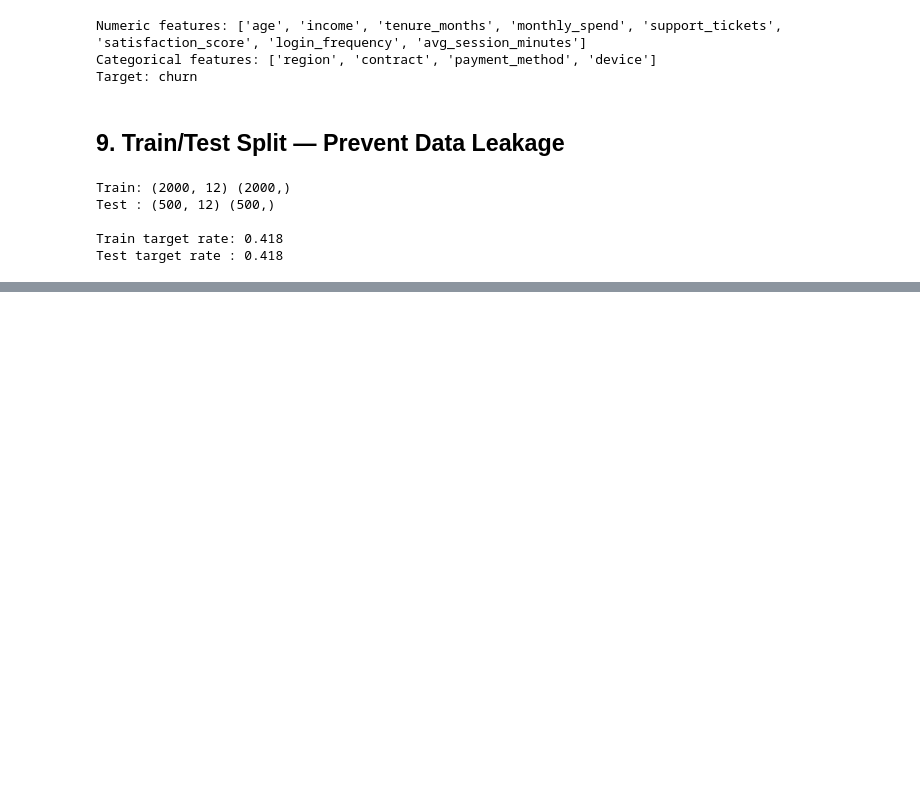
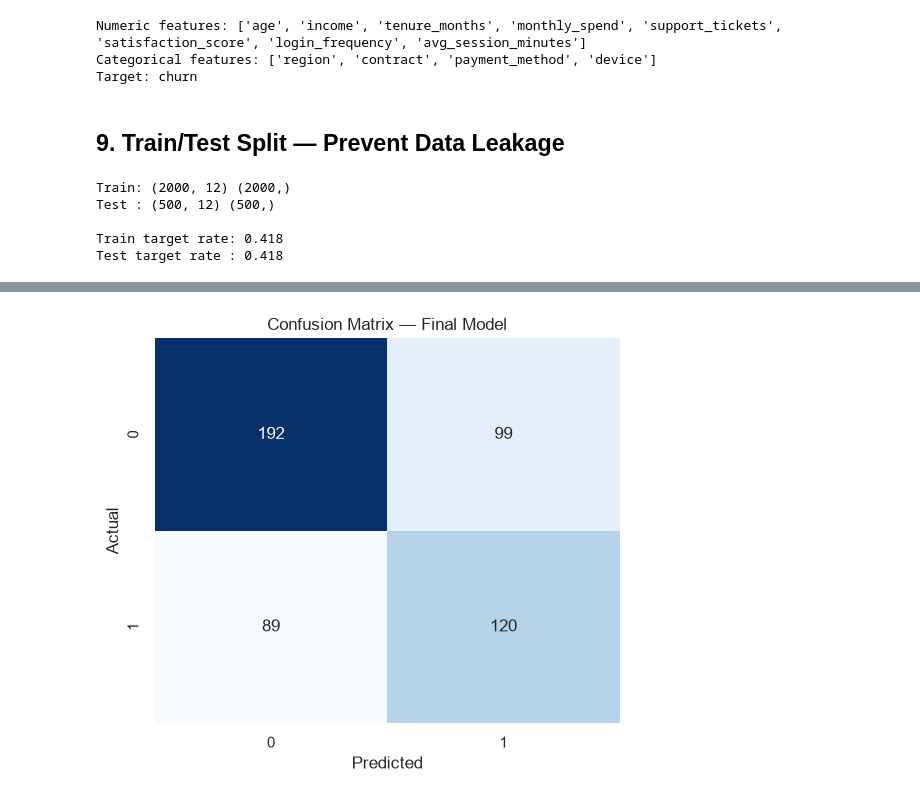
Before and after one commit to Princeg1204/AI_ML_Training, a Jupyter notebook: Jupyter_5/End_to_End_ML_Pipeline.ipynb, the cells around one changed output, grey strips where cells are left out. Cells and saved outputs as stored; diff of their text form; code cells hidden in the pictures; blank space fills up the shorter version.

```diff
--- a/Jupyter_5/End_to_End_ML_Pipeline.ipynb
+++ b/Jupyter_5/End_to_End_ML_Pipeline.ipynb
@@ -623,0 +858,19 @@ Test target rate : 0.418
+# %%
+final_model = search.best_estimator_
+
+test_pred = final_model.predict(X_test)
+test_proba = final_model.predict_proba(X_test)[:, 1]
+
+final_metrics = pd.Series({
+    "Accuracy": accuracy_score(y_test, test_pred),
+    "Precision": precision_score(y_test, test_pred, zero_division=0),
+    "Recall": recall_score(y_test, test_pred, zero_division=0),
+    "F1": f1_score(y_test, test_pred, zero_division=0),
+    "ROC-AUC": roc_auc_score(y_test, test_proba),
+    "PR-AUC": average_precision_score(y_test, test_proba)
+})
+
+display(final_metrics.round(4).to_frame("score"))
+
+print("\nClassification Report:\n")
+print(classification_report(y_test, test_pred, digits=4, zero_division=0))
@@ -623,0 +895,18 @@ Test target rate : 0.418
+# %%
+# Confusion Matrix
+cm = confusion_matrix(y_test, test_pred)
+
+plt.figure(figsize=(6, 5))
+sns.heatmap(
+    cm,
+    annot=True,
+    fmt="d",
+    cmap="Blues",
+    cbar=False
+)
+plt.title("Confusion Matrix — Final Model")
+plt.xlabel("Predicted")
+plt.ylabel("Actual")
+plt.show()
+# %% [output]
+[figure, added]
```
Also changed, not shown: parts of 21 cells of this notebook.
